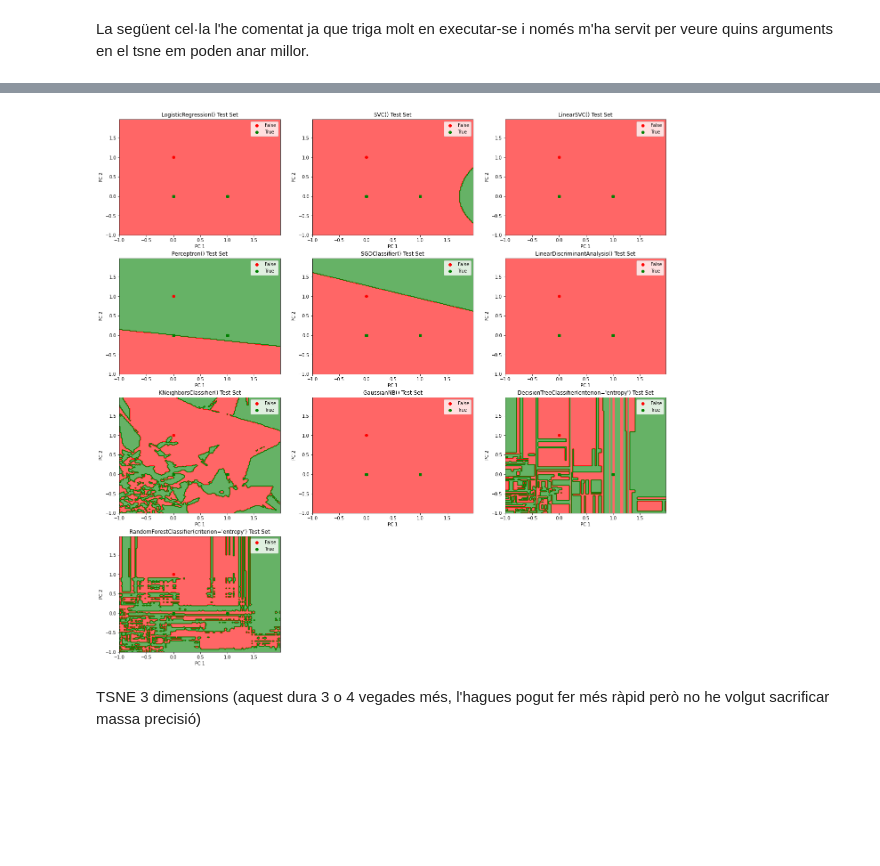
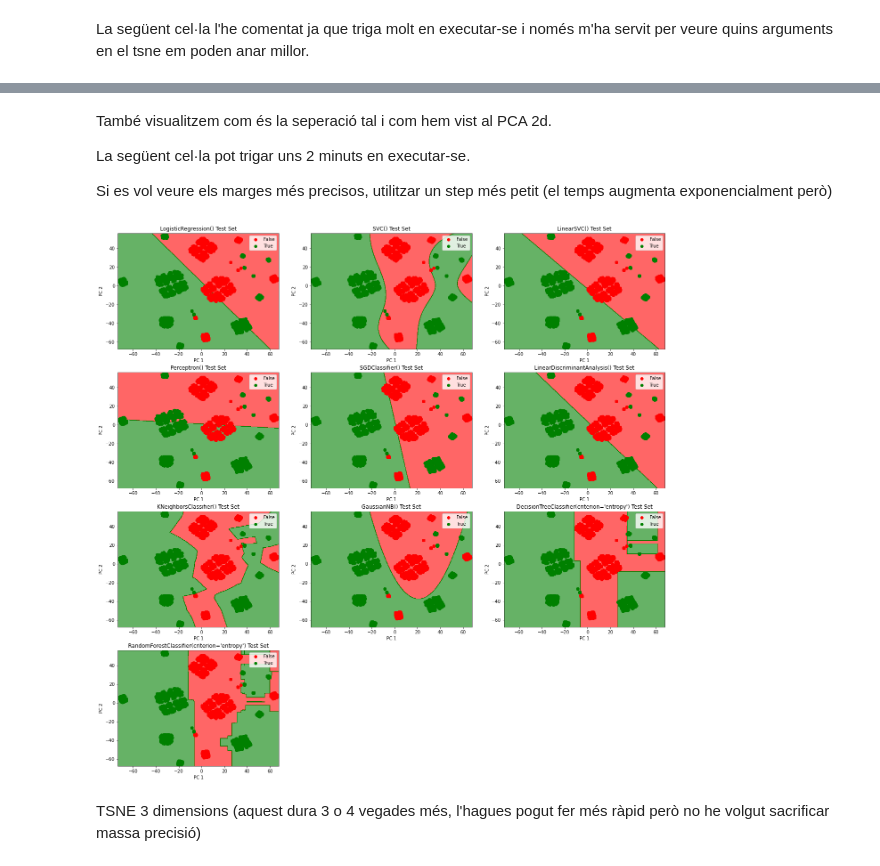
Before and after one commit to AlbertRoca29/Mushrooms, a Jupyter notebook: mushrooms.ipynb, the cells around one changed output, grey strips where cells are left out. Saved outputs shown, nothing was run; the diff lists cells and outputs as text; code cells hidden in the pictures; blank space fills up the shorter version.

```diff
--- a/mushrooms.ipynb
+++ b/mushrooms.ipynb
@@ -441,0 +445,7 @@ En quarta posició estaria el SVC() que també el podrem considerar.
+# %%
+pca3 = PCA(3)
+X_train_r = pca3.fit_transform(X_train)
+fig = plt.figure()
+ax = fig.add_subplot(111, projection='3d')
+ax.scatter(X_train_r[:, 0], X_train_r[:, 1], X_train_r[:, 2], c=np.where(y_train == 0, 'r', 'g'))
+plt.show()
@@ -444,8 +468,8 @@ per a dimensio 2, he aprofundit força
 # %%
-def visualization_test(model):
-    X_set, y_set = X_test_r, y_test
-    X1, X2 = np.meshgrid(np.arange(start = X_set[:, 0].min() - 1, stop = X_set[:, 0].max() + 1, step = 0.025),
-                         np.arange(start = X_set[:, 1].min() - 1, stop = X_set[:, 1].max() + 1, step = 0.025))
+def visualization_test(model,X, y, step = 0.025):
+    X_set, y_set = X, y
+    X1, X2 = np.meshgrid(np.arange(start = X_set[:, 0].min() - 1, stop = X_set[:, 0].max() + 1, step = step),
+                         np.arange(start = X_set[:, 1].min() - 1, stop = X_set[:, 1].max() + 1, step = step))
 
     ax.contourf(X1, X2, classifier.predict(np.array([X1.ravel(), X2.ravel()]).T).reshape(X1.shape),
                  alpha = 0.6, cmap = ListedColormap(('red', 'green')))
@@ -460,8 +484,6 @@ def visualization_test(model):
     plt.ylabel('PC 2')
     plt.legend()
 # %%
-
-
 models = [
     LogisticRegression(),
     SVC(kernel='rbf'),
@@ -484,6 +506,6 @@ for classifier in models:
     classifier.fit(X_train_r,y_train)
     ax = fig.add_subplot(4,3, i)
     i+=1
-    visualization_test(classifier)
+    visualization_test(classifier,X_test_r,y_test)
 plt.show()
 # %% [output]
@@ -537,10 +560,10 @@ Tot i no ser d'aprenentatge supervisat, podem veure com funcionen els models en
 # %%
 tsne2 = TSNE(n_components=2,n_iter=1000, perplexity = 50) # he augmentat la perplexity respecte l'estandar ja que l'estandar (30) està pensat per dataset molt petits.
 X_tsne2 = tsne2.fit_transform(X_norm)
-plt.scatter(X_tsne2[:, 0], X_tsne2[:, 1], c=y)
+plt.scatter(X_tsne2[:, 0], X_tsne2[:, 1], c=np.where(y == 0, 'r', 'g'))
 plt.show()
 
-X_train_r, X_test_r, y_train, y_test = train_test_split(X_tsne2, y, test_size=0.3)
+X_train_t, X_test_t, y_train_t, y_test_t = train_test_split(X_tsne2, y, test_size=0.3)
 
 models = [
     LogisticRegression(),
@@ -558,8 +581,8 @@ models = [
 acc = np.zeros((10,2))
 i=0
 for classifier in models:
-    classifier.fit(X_train,y_train)
-    print_score(classifier,X_train,y_train,X_test,y_test)
-    acc[i,0] = accuracy_score(y_test,classifier.predict(X_test))
+    classifier.fit(X_train_t,y_train_t)
+    print_score(classifier,X_train_t,y_train_t,X_test_t,y_test_t)
+    acc[i,0] = accuracy_score(y_test_t,classifier.predict(X_test_t))
     i+=1
 # %% [output]
@@ -583,17 +606,35 @@ GaussianNB()                                       Accuracy Score: 0.9176
 DecisionTreeClassifier(criterion='entropy')        Accuracy Score: 1.0000
 
 RandomForestClassifier(criterion='entropy')        Accuracy Score: 1.0000
+# %% [markdown]
+També visualitzem com és la seperació tal i com hem vist al PCA 2d.
+
+La següent cel·la pot trigar uns 2 minuts en executar-se.
+
+Si es vol veure els marges més precisos, utilitzar un step més petit (el temps augmenta exponencialment però)
 # %%
 fig = plt.figure(figsize=(22,22))
 i = 1
+models = [
+    LogisticRegression(),
+    SVC(kernel='rbf'),
+    LinearSVC(),
+    Perceptron(),
+    SGDClassifier(),
+    LinearDiscriminantAnalysis(),
+    KNeighborsClassifier(n_neighbors = 5),
+    GaussianNB(),
+    DecisionTreeClassifier(criterion='entropy'),
+    RandomForestClassifier(n_estimators = 100, criterion = 'entropy')
+]
 for classifier in models:
-    classifier.fit(X_train_r, y_train)
+    classifier.fit(X_train_t, y_train_t)
     ax = fig.add_subplot(4,3, i)
     i+=1
-    visualization_test(classifier)
+    visualization_test(classifier,X_test_t,y_test_t,step = 0.2) # augmentar l'step si es vol més ràpid, disminuir si es vol més precís.
 plt.show()
 # %% [output]
-[figure, old version]
+[figure, new version]
 # %% [markdown]
 TSNE 3 dimensions (aquest dura 3 o 4 vegades més, l'hagues pogut fer més ràpid però no he volgut sacrificar massa precisió)
 # %%
```
Also changed, not shown: parts of 28 cells of this notebook.
